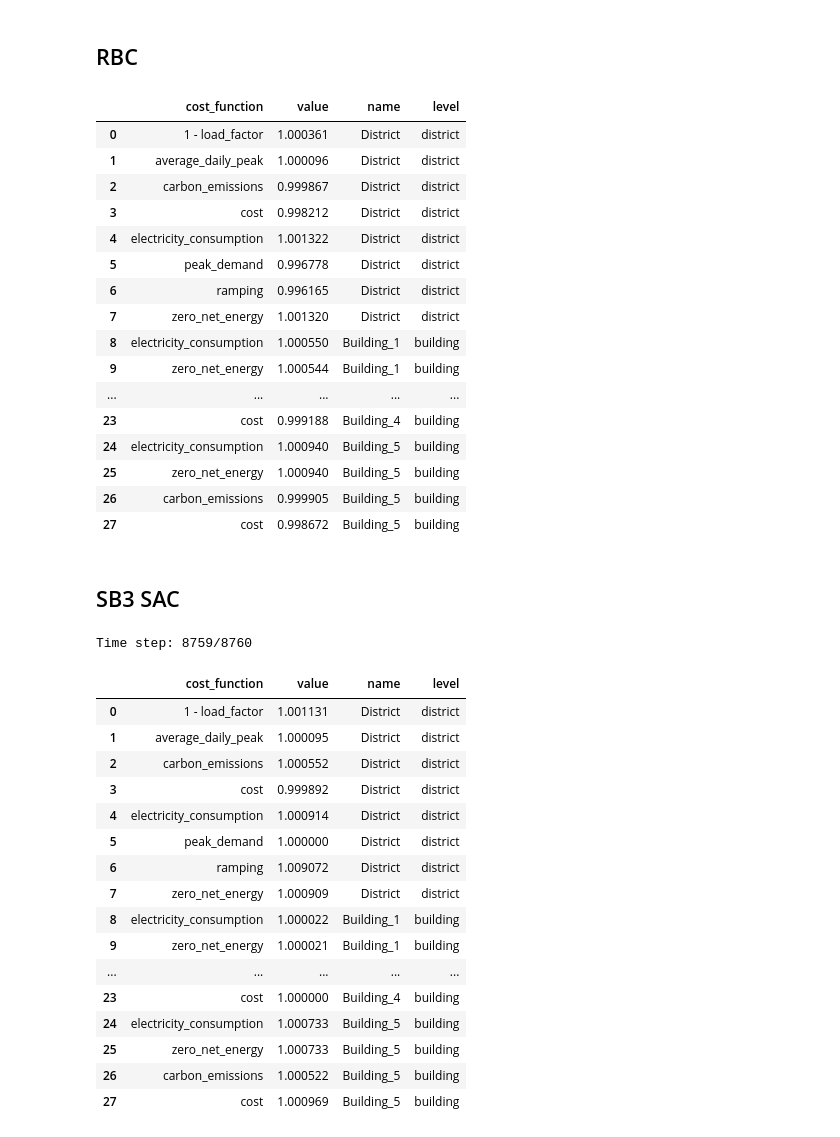
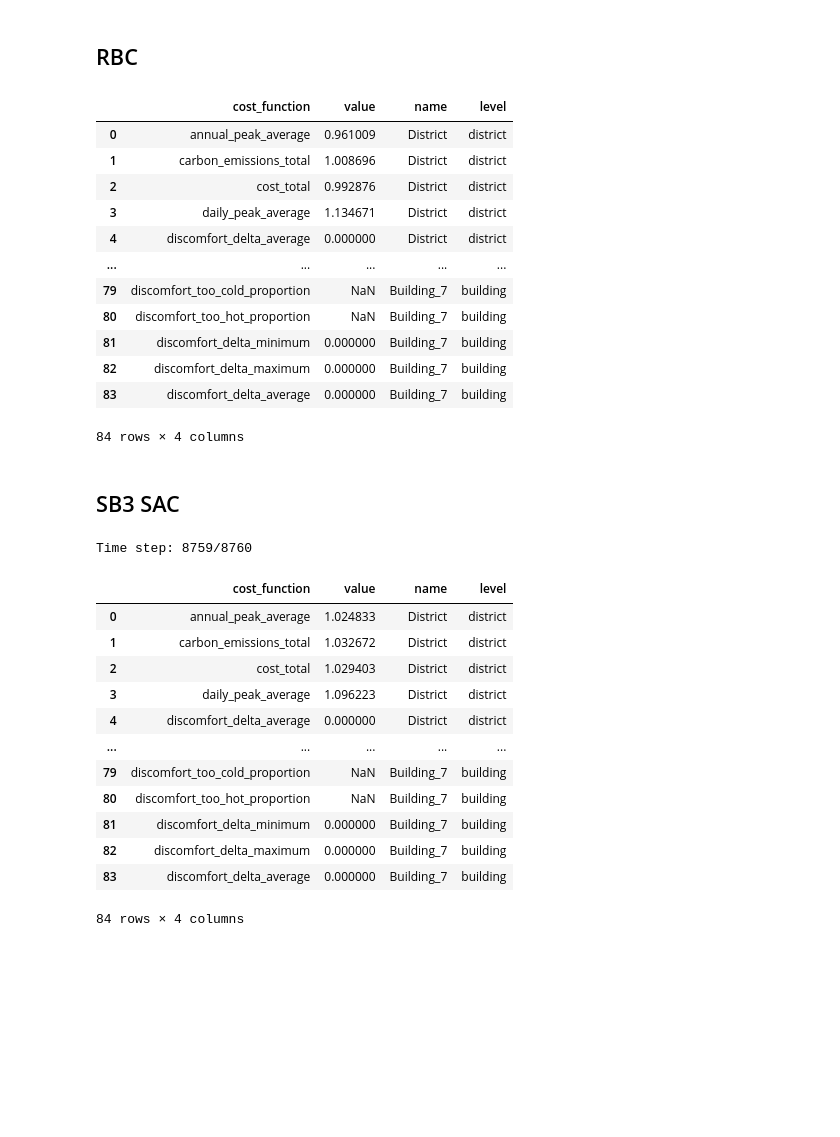
Before and after one commit to ParisaAligol/CityLearn-EVModel-Parisa, a Jupyter notebook: analysistest1.ipynb, the cells around one changed output. Saved outputs shown, nothing was run; the diff lists cells and outputs as text; code cells hidden in the pictures; blank space fills up the shorter version.

```diff
--- a/analysistest1.ipynb
+++ b/analysistest1.ipynb
@@ -118,7 +97,7 @@ File moved to the specific directory successfully.
 # %%
 SCHEMA_TEMPLATE = 'citylearn_challenge_2023_phase_1'
 TARGET_DATASET_DIRECTORY = 'ev_test_data'
-SCHEMA_FILEPATH = os.path.join(TARGET_DATASET_DIRECTORY, SCHEMA_TEMPLATE, 'schema.json')
+SCHEMA_FILEPATH = os.path.join(TARGET_DATASET_DIRECTORY, SCHEMA_TEMPLATE, 'schema (1).json')
 # %% [markdown]
 # Create Test Dataset
 ---
@@ -139,26 +118,22 @@ schema = read_json(SCHEMA_FILEPATH)
 # %%
 env = CityLearnEnv(SCHEMA_FILEPATH)
 model = BasicRBC(env)
-model.learn(episodes=10)
+model.learn(episodes=1)
 display(env.evaluate())
 # %% [output]
 |  | cost_function | value | name | level |
-| 0 | 1 - load_factor | 1.000361 | District | district |
-| 1 | average_daily_peak | 1.000096 | District | district |
-| 2 | carbon_emissions | 0.999867 | District | district |
-| 3 | cost | 0.998212 | District | district |
-| 4 | electricity_consumption | 1.001322 | District | district |
-| 5 | peak_demand | 0.996778 | District | district |
-| 6 | ramping | 0.996165 | District | district |
-| 7 | zero_net_energy | 1.001320 | District | district |
-| 8 | electricity_consumption | 1.000550 | Building_1 | building |
-| 9 | zero_net_energy | 1.000544 | Building_1 | building |
+| 0 | annual_peak_average | 0.961009 | District | district |
+| 1 | carbon_emissions_total | 1.008696 | District | district |
+| 2 | cost_total | 0.992876 | District | district |
+| 3 | daily_peak_average | 1.134671 | District | district |
+| 4 | discomfort_delta_average | 0.000000 | District | district |
 | ... | ... | ... | ... | ... |
-| 23 | cost | 0.999188 | Building_4 | building |
-| 24 | electricity_consumption | 1.000940 | Building_5 | building |
-| 25 | zero_net_energy | 1.000940 | Building_5 | building |
-| 26 | carbon_emissions | 0.999905 | Building_5 | building |
-| 27 | cost | 0.998672 | Building_5 | building |
+| 79 | discomfort_too_cold_proportion | NaN | Building_7 | building |
+| 80 | discomfort_too_hot_proportion | NaN | Building_7 | building |
+| 81 | discomfort_delta_minimum | 0.000000 | Building_7 | building |
+| 82 | discomfort_delta_maximum | 0.000000 | Building_7 | building |
+| 83 | discomfort_delta_average | 0.000000 | Building_7 | building |
+84 rows × 4 columns
 # %% [markdown]
 ## SB3 SAC
 # %%
@@ -188,13 +166,14 @@ class CustomReward(RewardFunction):
         return reward
 # %%
 # train
-episodes = 50
+episodes = 10
 env = CityLearnEnv(SCHEMA_FILEPATH, central_agent=True)
 env.reward_function = CustomReward(env) # set custom reward
 env = NormalizedObservationWrapper(env)
 env = StableBaselines3Wrapper(env)
 model = SAC('MlpPolicy', env, learning_starts=env.unwrapped.time_steps)
-model.learn(total_timesteps=episodes*model.learning_starts)
+callback = SaveDataCallback(env, 'citylearn_ev', 'results')
+model.learn(total_timesteps=episodes*env.unwrapped.time_steps, callback=callback)
 
 # evaluate
 observations = env.reset()
@@ -209,19 +188,15 @@ display(env.evaluate())
 # %% [output]
 Time step: 8759/8760
 |  | cost_function | value | name | level |
-| 0 | 1 - load_factor | 1.001131 | District | district |
-| 1 | average_daily_peak | 1.000095 | District | district |
-| 2 | carbon_emissions | 1.000552 | District | district |
-| 3 | cost | 0.999892 | District | district |
-| 4 | electricity_consumption | 1.000914 | District | district |
-| 5 | peak_demand | 1.000000 | District | district |
-| 6 | ramping | 1.009072 | District | district |
-| 7 | zero_net_energy | 1.000909 | District | district |
-| 8 | electricity_consumption | 1.000022 | Building_1 | building |
-| 9 | zero_net_energy | 1.000021 | Building_1 | building |
+| 0 | annual_peak_average | 1.024833 | District | district |
+| 1 | carbon_emissions_total | 1.032672 | District | district |
+| 2 | cost_total | 1.029403 | District | district |
+| 3 | daily_peak_average | 1.096223 | District | district |
+| 4 | discomfort_delta_average | 0.000000 | District | district |
 | ... | ... | ... | ... | ... |
-| 23 | cost | 1.000000 | Building_4 | building |
-| 24 | electricity_consumption | 1.000733 | Building_5 | building |
-| 25 | zero_net_energy | 1.000733 | Building_5 | building |
-| 26 | carbon_emissions | 1.000522 | Building_5 | building |
-| 27 | cost | 1.000969 | Building_5 | building |
+| 79 | discomfort_too_cold_proportion | NaN | Building_7 | building |
+| 80 | discomfort_too_hot_proportion | NaN | Building_7 | building |
+| 81 | discomfort_delta_minimum | 0.000000 | Building_7 | building |
+| 82 | discomfort_delta_maximum | 0.000000 | Building_7 | building |
+| 83 | discomfort_delta_average | 0.000000 | Building_7 | building |
+84 rows × 4 columns
```
Also changed, not shown: parts of 6 cells of this notebook.
